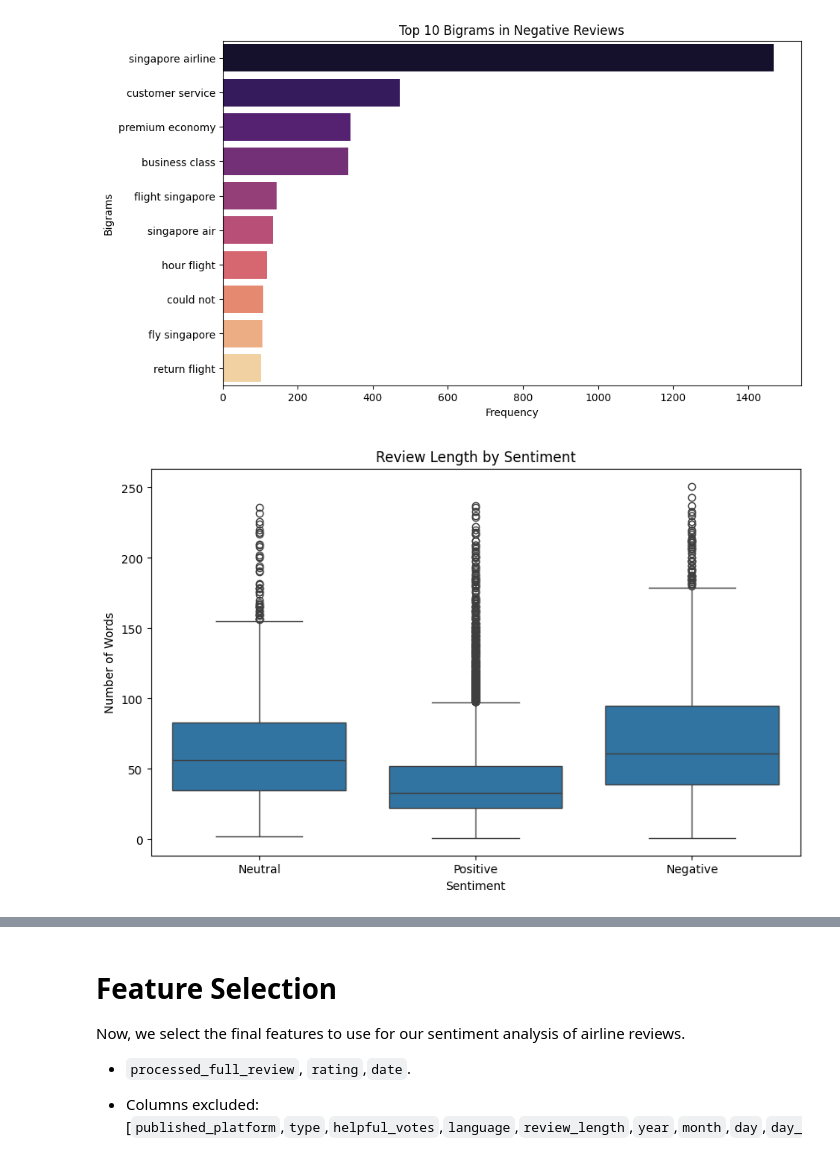
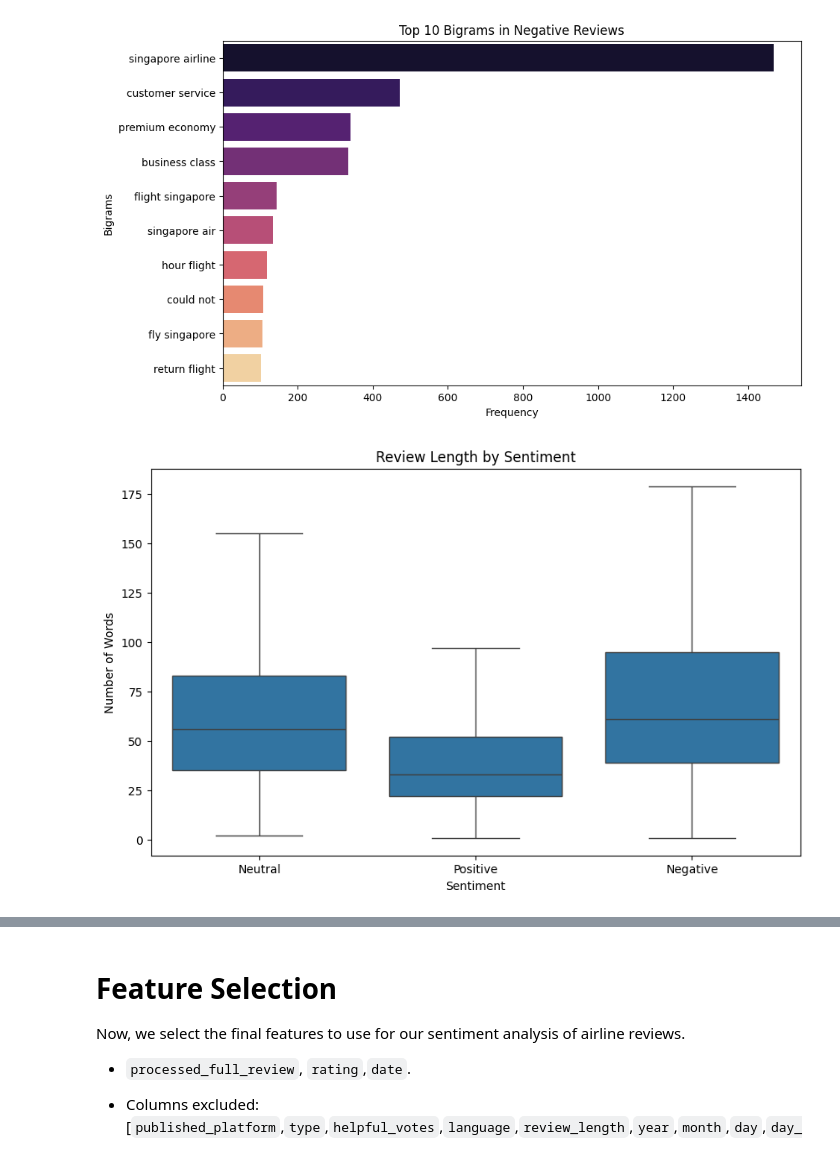
Before and after one commit to hyinki/mla, a Jupyter notebook: sia.ipynb, the cells around one changed output, grey strips where cells are left out. Drawn from its saved outputs; the diff is of its cells as text; code cells hidden in the pictures.

```diff
--- a/sia.ipynb
+++ b/sia.ipynb
@@ -1133,13 +1163,13 @@ Passing `palette` without assigning `hue` is deprecated and will be removed in v
 # %%
 # Create a column for review length (assuming you have a 'full_review' or 'processed_full_review' column)
 data['processed_review_length'] = data['processed_full_review'].apply(lambda x: len(x.split()))
 
 # Plot the distribution of review length by sentiment
 plt.figure(figsize=(10, 6))
-sns.boxplot(x='sentiment', y='processed_review_length', data=data)
+sns.boxplot(x='sentiment', y='processed_review_length', data=data, showfliers=False)
 plt.title('Review Length by Sentiment')
 plt.xlabel('Sentiment')
 plt.ylabel('Number of Words')
 plt.show()
 # %% [output]
-[figure, old version]
+[figure, new version]
```
Also changed, not shown: parts of 21 cells of this notebook.
